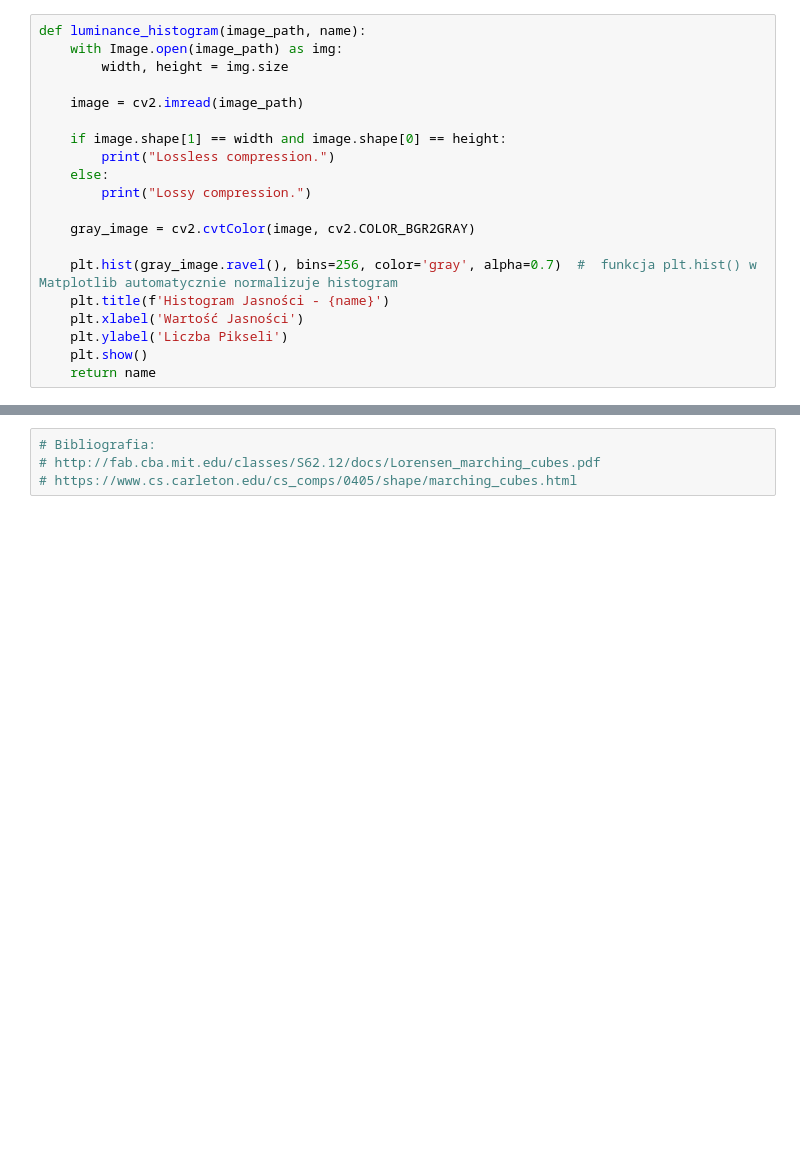
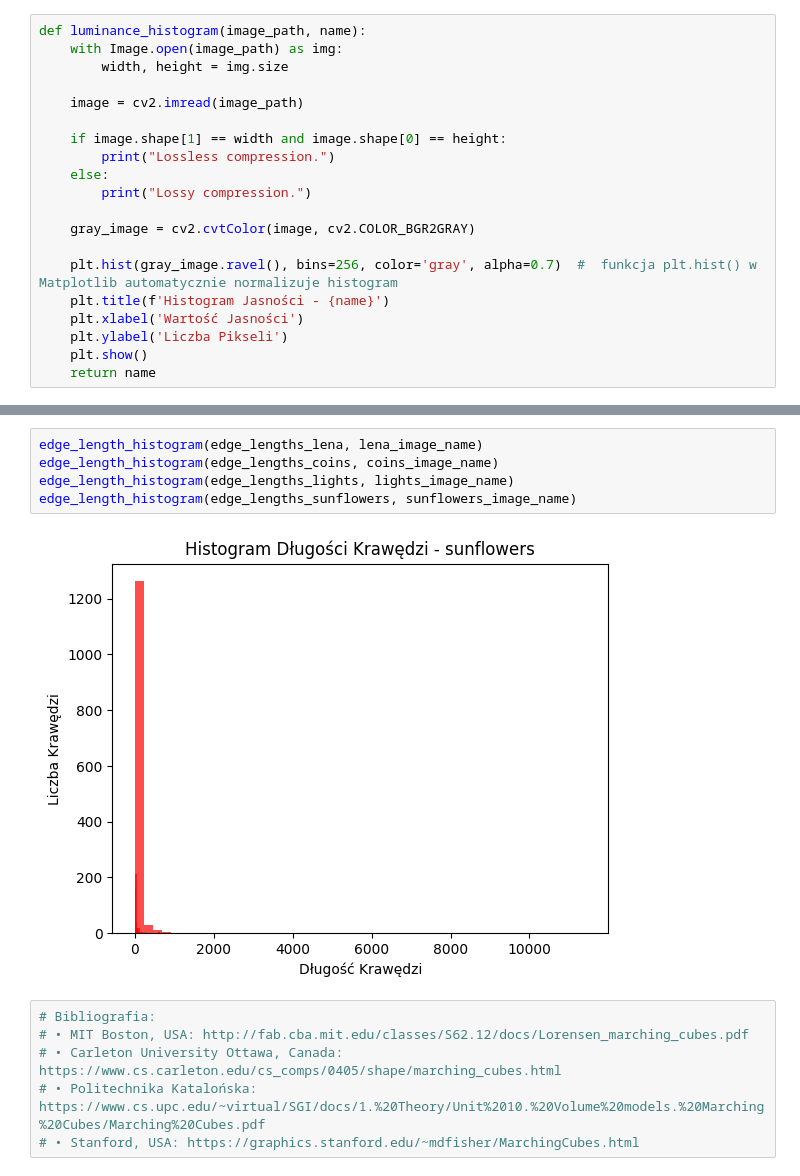
Before and after one commit to PsimonL/ImageProcessing, a Jupyter notebook: Project-edge-detection/main.ipynb, the cells around one changed output, grey strips where cells are left out. Saved outputs shown, nothing was run; the diff lists cells and outputs as text; blank space fills up the shorter version.

```diff
--- a/Project-edge-detection/main.ipynb
+++ b/Project-edge-detection/main.ipynb
@@ -168,4 +194,13 @@ edge_length_histogram(edge_lengths_lena, lena_image_name)
+# %%
+edge_length_histogram(edge_lengths_lena, lena_image_name)
+edge_length_histogram(edge_lengths_coins, coins_image_name)
+edge_length_histogram(edge_lengths_lights, lights_image_name)
+edge_length_histogram(edge_lengths_sunflowers, sunflowers_image_name)
+# %% [output]
+[figure, added]
 # %%
 # Bibliografia:
-# http://fab.cba.mit.edu/classes/S62.12/docs/Lorensen_marching_cubes.pdf
-# https://www.cs.carleton.edu/cs_comps/0405/shape/marching_cubes.html
+# •	MIT Boston, USA: http://fab.cba.mit.edu/classes/S62.12/docs/Lorensen_marching_cubes.pdf
+# •	Carleton University Ottawa, Canada: https://www.cs.carleton.edu/cs_comps/0405/shape/marching_cubes.html
+# •	Politechnika Katalońska: https://www.cs.upc.edu/~virtual/SGI/docs/1.%20Theory/Unit%2010.%20Volume%20models.%20Marching%20Cubes/Marching%20Cubes.pdf
+# •	Stanford, USA: https://graphics.stanford.edu/~mdfisher/MarchingCubes.html
```
Also changed, not shown: parts of 9 cells of this notebook, 7 other files.
